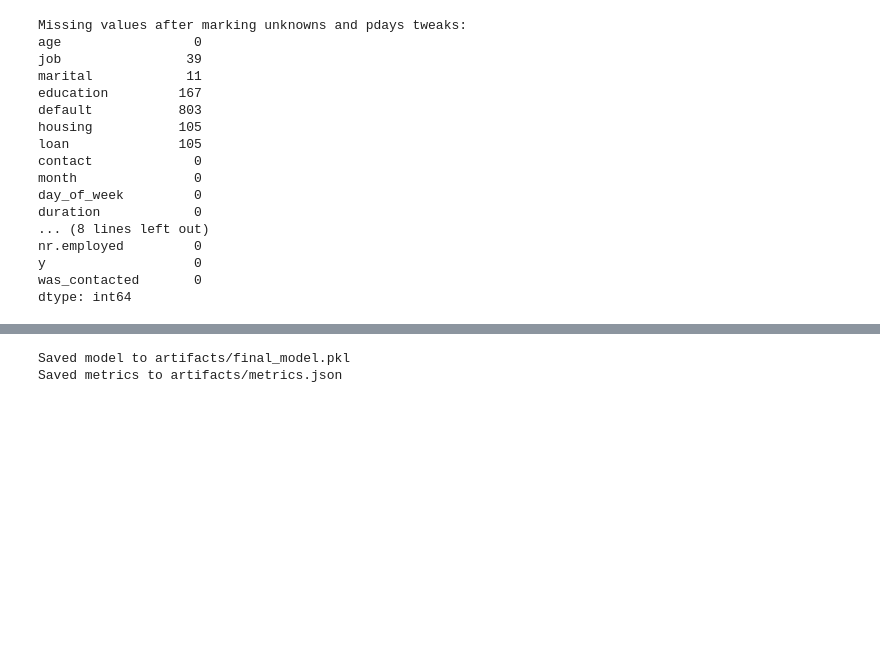
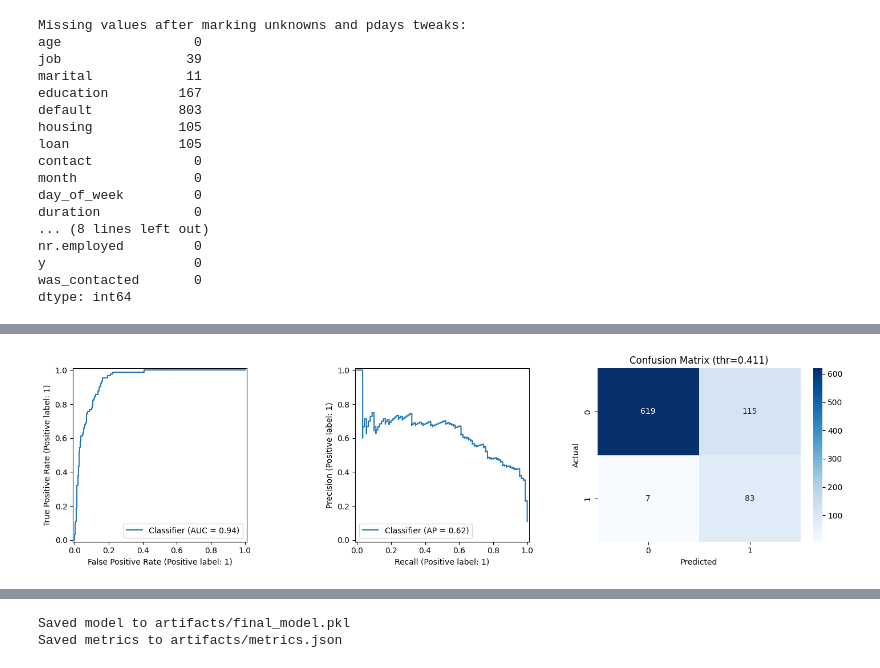
Before and after one commit to kaancakr/Bank-Term-Deposit-Prediction, a Jupyter notebook: project.ipynb, the cells around one changed output, grey strips where cells are left out. Saved outputs shown, nothing was run; the diff lists cells and outputs as text; code cells hidden in the pictures; blank space fills up the shorter version.

```diff
--- a/project.ipynb
+++ b/project.ipynb
@@ -97,14 +98,24 @@ y                   0
 was_contacted       0
 dtype: int64
 # %%
-# Train/test split
+# Train/validation/test split
+# - test: final, untouched evaluation
+# - validation: calibration + threshold selection
+# - train: model fitting + CV/tuning
 
 X = df_clean.drop(columns=['y'])
 y = df_clean['y'].map({'no': 0, 'yes': 1})
 
-X_train, X_test, y_train, y_test = train_test_split(
+X_trainval, X_test, y_trainval, y_test = train_test_split(
     X, y, test_size=0.2, random_state=RANDOM_STATE, stratify=y
 )
 
-print('Train size:', X_train.shape, 'Test size:', X_test.shape)
+# validation is 25% of trainval => 20% of full data
+X_train, X_val, y_train, y_val = train_test_split(
+    X_trainval, y_trainval, test_size=0.25, random_state=RANDOM_STATE, stratify=y_trainval
+)
+
+print('Train size:', X_train.shape)
+print('Val size:', X_val.shape)
+print('Test size:', X_test.shape)
 # %% [output]
@@ -318,0 +298,83 @@ weighted avg       0.92      0.89      0.90       824
+# %%
+# Validation-based threshold selection (NO calibration)
+# - Fit model on train
+# - Choose threshold on validation (cost-based or recall-constrained)
+# - Evaluate ONCE on the untouched test set
+
+best_model.fit(X_train, y_train)
+
+# --- threshold selection on validation ---
+y_val_proba = best_model.predict_proba(X_val)[:, 1]
+
+threshold_grid = np.unique(np.r_[0.0, np.round(y_val_proba, 6), 1.0])
+
+def select_threshold_cost_based(y_true, y_proba, cost_fp=1.0, cost_fn=5.0):
+    # minimize: cost = cost_fn*FN + cost_fp*FP
+    best = {'threshold': 0.5, 'cost': float('inf')}
+    for t in threshold_grid:
+        y_pred = (y_proba >= t).astype(int)
+        tn, fp, fn, tp = confusion_matrix(y_true, y_pred, labels=[0, 1]).ravel()
+        cost = cost_fn * fn + cost_fp * fp
+        if cost < best['cost']:
+            best = {'threshold': float(t), 'cost': float(cost), 'tn': int(tn), 'fp': int(fp), 'fn': int(fn), 'tp': int(tp)}
+    return best
+
+def select_threshold_recall_constrained(y_true, y_proba, min_recall=0.80):
+    best = None
+    for t in threshold_grid:
+        y_pred = (y_proba >= t).astype(int)
+        tn, fp, fn, tp = confusion_matrix(y_true, y_pred, labels=[0, 1]).ravel()
+        recall = tp / (tp + fn + 1e-12)
+        precision = tp / (tp + fp + 1e-12)
+        if recall + 1e-12 < min_recall:
+            continue
+        # among thresholds satisfying recall, prefer higher precision; tie-breaker: higher threshold
+        cand = {'threshold': float(t), 'recall': float(recall), 'precision': float(precision), 'tn': int(tn), 'fp': int(fp), 'fn': int(fn), 'tp': int(tp)}
+        if best is None or (cand['precision'] > best['precision']) or (cand['precision'] == best['precision'] and cand['threshold'] > best['threshold']):
+            best = cand
+    return best
+
+# Choose ONE strategy here
+THRESHOLD_STRATEGY = 'cost_based'  # 'cost_based' or 'recall_constrained'
+
+if THRESHOLD_STRATEGY == 'cost_based':
+    thr_info = select_threshold_cost_based(y_val, y_val_proba, cost_fp=1.0, cost_fn=5.0)
+    threshold = thr_info['threshold']
+    print('\nSelected threshold (cost-based):', threshold)
+    print('Validation confusion (tn, fp, fn, tp):', (thr_info['tn'], thr_info['fp'], thr_info['fn'], thr_info['tp']))
+else:
+    thr_info = select_threshold_recall_constrained(y_val, y_val_proba, min_recall=0.80)
+    if thr_info is None:
+        threshold = 0.5
+        print('\nNo threshold met recall constraint; falling back to 0.5')
+    else:
+        threshold = thr_info['threshold']
+        print('\nSelected threshold (recall-constrained):', threshold)
+        print('Validation precision/recall:', (thr_info['precision'], thr_info['recall']))
+        print('Validation confusion (tn, fp, fn, tp):', (thr_info['tn'], thr_info['fp'], thr_info['fn'], thr_info['tp']))
+
+# --- Evaluate on test set (single shot) ---
+y_test_proba = best_model.predict_proba(X_test)[:, 1]
+y_test_pred = (y_test_proba >= threshold).astype(int)
+
+test_pr_auc = average_precision_score(y_test, y_test_proba)
+test_roc_auc = roc_auc_score(y_test, y_test_proba)
+test_f1 = f1_score(y_test, y_test_pred)
+
+print('\nTEST metrics (probabilities from model, no calibration):')
+print('PR-AUC (AP):', test_pr_auc)
+print('ROC-AUC:', test_roc_auc)
+print('F1 @ selected threshold:', test_f1)
+print('\nClassification report (selected threshold):\n', classification_report(y_test, y_test_pred))
+
+fig, axes = plt.subplots(1, 3, figsize=(15, 4))
+RocCurveDisplay.from_predictions(y_test, y_test_proba, ax=axes[0])
+PrecisionRecallDisplay.from_predictions(y_test, y_test_proba, ax=axes[1])
+cm = confusion_matrix(y_test, y_test_pred)
+sns.heatmap(cm, annot=True, fmt='d', cmap='Blues', ax=axes[2])
+axes[2].set_xlabel('Predicted')
+axes[2].set_ylabel('Actual')
+axes[2].set_title(f'Confusion Matrix (thr={threshold:.3f})')
+plt.tight_layout()
+plt.show()
+# %% [output]
@@ -319,3 +398,4 @@ weighted avg       0.92      0.89      0.90       824
+[figure, added]
 # %%
 # Feature importance via permutation importance on test set
 
```
Also changed, not shown: parts of 8 cells of this notebook, 4 other files.
